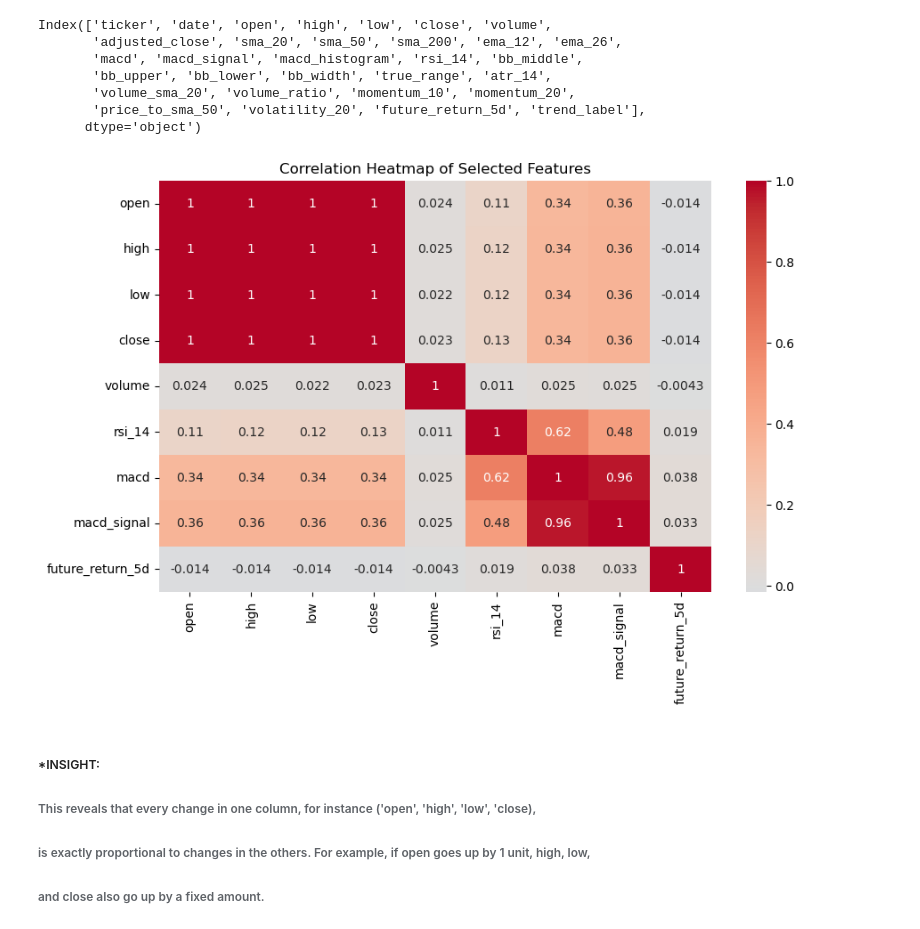
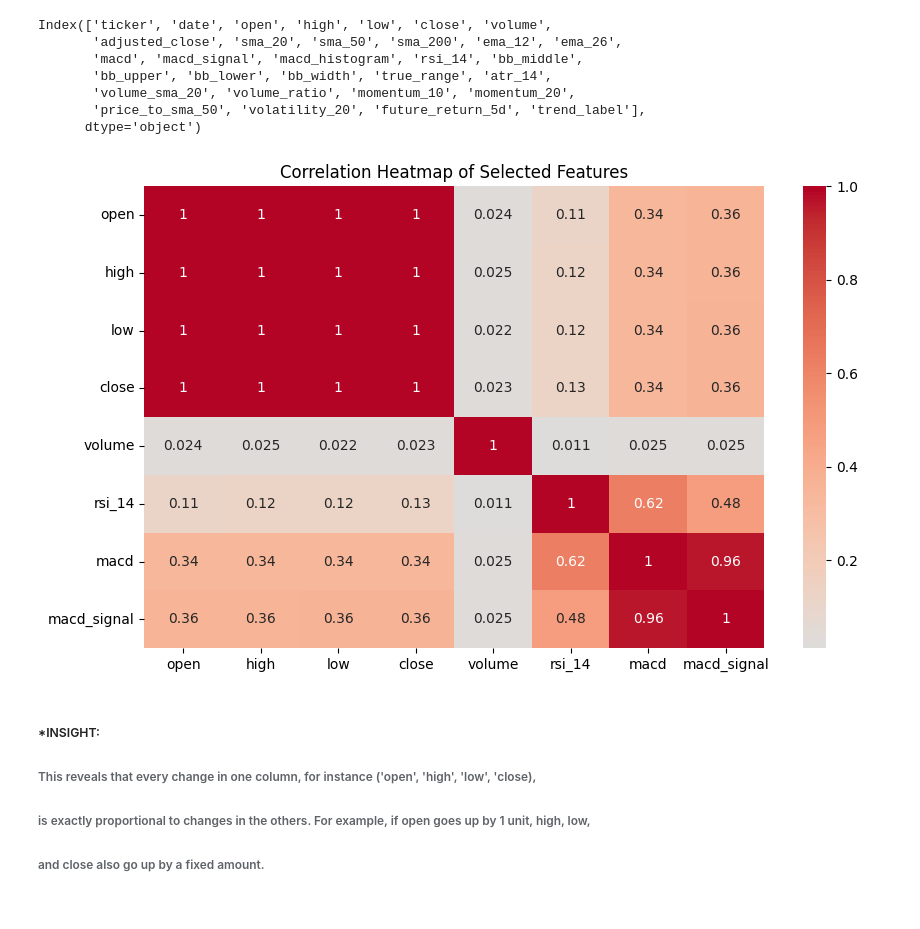
Before and after one commit to datascience-muhammad/Stock-analysis, a Jupyter notebook: Deliverables/notebooks/05_final_report_notebook.ipynb, the cells around one changed output. Drawn from its saved outputs; the diff is of its cells as text; code cells hidden in the pictures.

```diff
--- a/Deliverables/notebooks/05_final_report_notebook.ipynb
+++ b/Deliverables/notebooks/05_final_report_notebook.ipynb
@@ -905,18 +921,18 @@ Index(['ticker', 'date', 'open', 'high', 'low', 'close', 'volume',
 # %%
 
 # Selecting some numerical columns of interest
-Selected_features = ['open', 'high', 'low', 'close','volume', 'rsi_14', 'macd', 'macd_signal', 'future_return_5d']
+Selected_features = ['open', 'high', 'low', 'close','volume', 'rsi_14', 'macd', 'macd_signal']
 
 # Computing the correlation matrix
 corr = stock_P_indicators[Selected_features].corr()
 
 # Ploting the heatmap
 plt.figure(figsize=(10,6))
 sns.heatmap(corr, annot=True, cmap='coolwarm', center=0)
 plt.title('Correlation Heatmap of Selected Features')
 plt.show()
 # %% [output]
-[figure, old version]
+[figure, new version]
 # %% [markdown]
 ##### *INSIGHT:
 ###### This reveals that every change in one column, for instance ('open', 'high', 'low', 'close),
```
Also changed, not shown: parts of 30 cells of this notebook.
